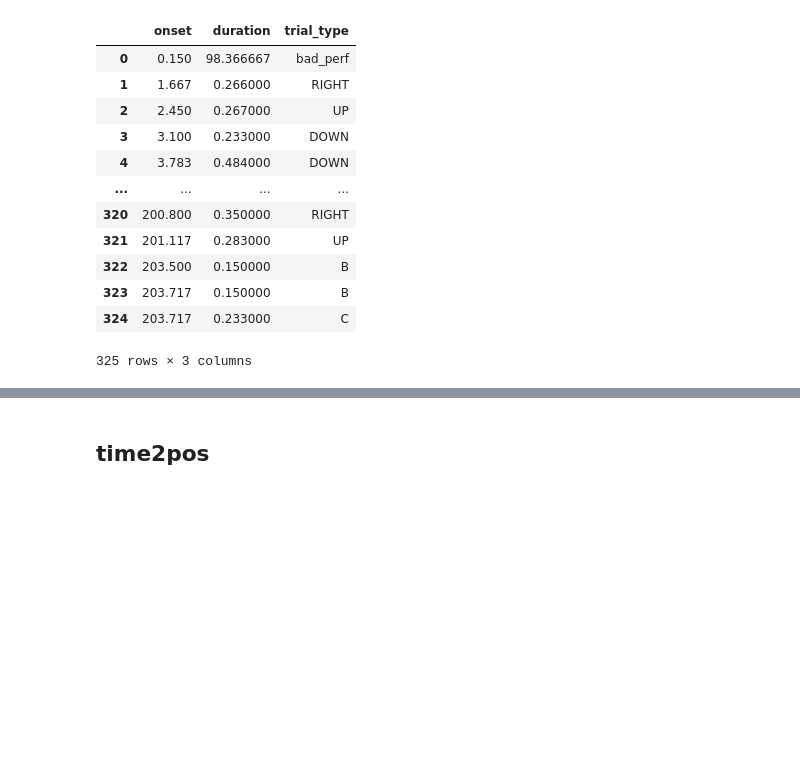
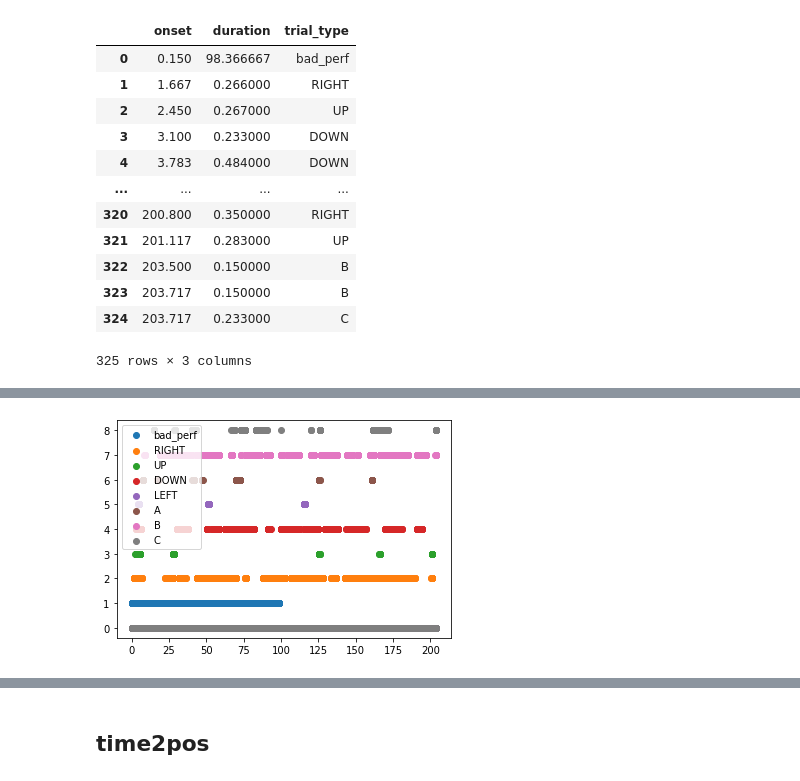
Before and after one commit to courtois-neuromod/shinobi_behav, a Jupyter notebook: notebooks/subject_analysis.ipynb, the cells around one changed output, grey strips where cells are left out. Drawn from its saved outputs; the diff is of its cells as text; code cells hidden in the pictures; blank space fills up the shorter version.

```diff
--- a/notebooks/subject_analysis.ipynb
+++ b/notebooks/subject_analysis.ipynb
@@ -120,0 +154,6 @@ merged_df
+# %%
+for i, key in enumerate(dict_to_plot.keys()):
+    plt.scatter(time_axis, dict_to_plot[key]*(i+1), label=key)
+    plt.legend(bbox_to_anchor=(1,1), loc="upper left")
+# %% [output]
+[figure, added]
```
Also changed, not shown: parts of 22 cells of this notebook.
